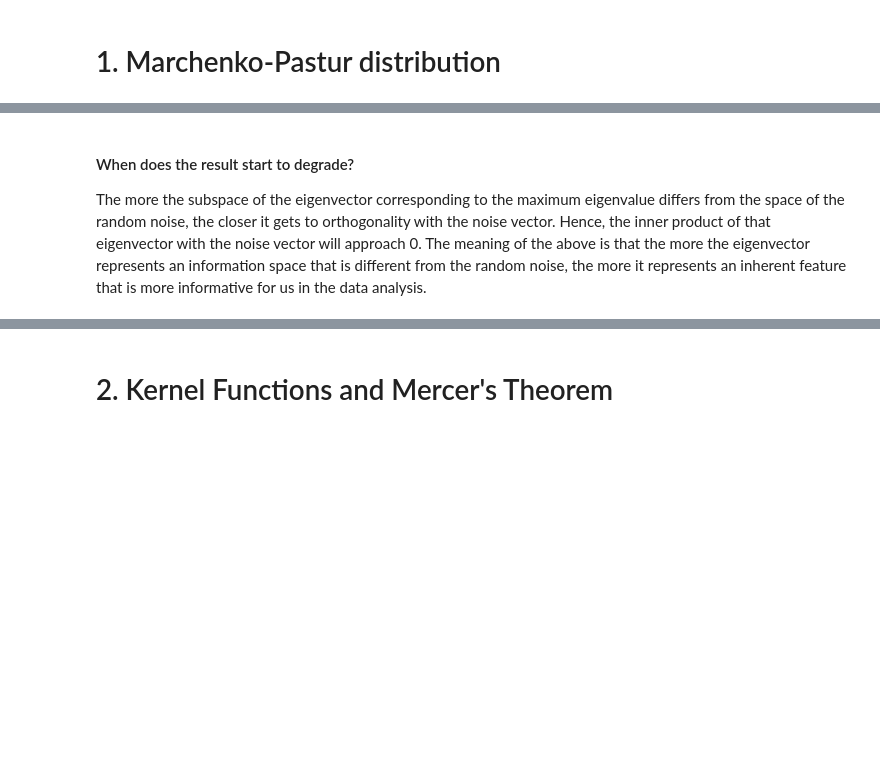
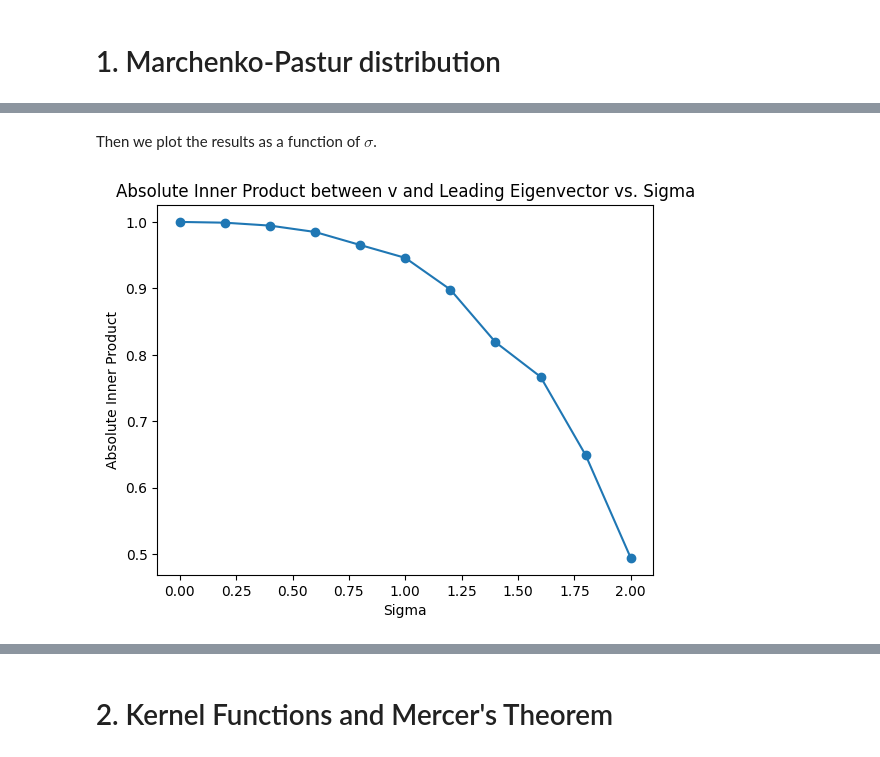
Before and after one commit to AvivGelfand/Geometry-of-Information-Course, a Jupyter notebook: Ex2_GOI.ipynb, the cells around one changed output, grey strips where cells are left out. Drawn from its saved outputs; the diff is of its cells as text; code cells hidden in the pictures; blank space fills up the shorter version.

```diff
--- a/Ex2_GOI.ipynb
+++ b/Ex2_GOI.ipynb
@@ -248,3 +106,23 @@ plt.show()
-# %% [markdown]
-#### When does the result start to degrade?
-The more the subspace of the eigenvector corresponding to the maximum eigenvalue differs from the space of the random noise, the closer it gets to orthogonality with the noise vector. Hence, the inner product of that eigenvector with the noise vector will approach 0. The meaning of the above is that the more the eigenvector represents an information space that is different from the random noise, the more it represents an inherent feature that is more informative for us in the data analysis.
+# %%
+sigma_lst = np.arange(0, 2.1, 0.2)
+v_lv_ip_lst = []
+for s in sigma_lst:
+  a,v = generate_alpa_v_vectors(p,n)
+  r = randcv(p,n,s,a,v)
+  ee,ev = EE(r, p/n, s,to_plot = False)
+  max_variance_index = np.argmax(ee)
+
+  # Get the corresponding eigenvector
+  leading_eigenvector = ev[:, max_variance_index]
+  v_lv_ip = np.abs(np.dot(leading_eigenvector, v))
+  v_lv_ip_lst.append(v_lv_ip)
+# %% [markdown]
+Then we plot the results as a function of $\sigma$.
+# %%
+plt.plot(sigma_lst, v_lv_ip_lst, marker='o')
+plt.title("Absolute Inner Product between v and Leading Eigenvector vs. Sigma")
+plt.xlabel("Sigma")
+plt.ylabel("Absolute Inner Product")
+plt.show()
+# %% [output]
+[figure, added]
```
Also changed, not shown: parts of 17 cells of this notebook, 2 other files.
